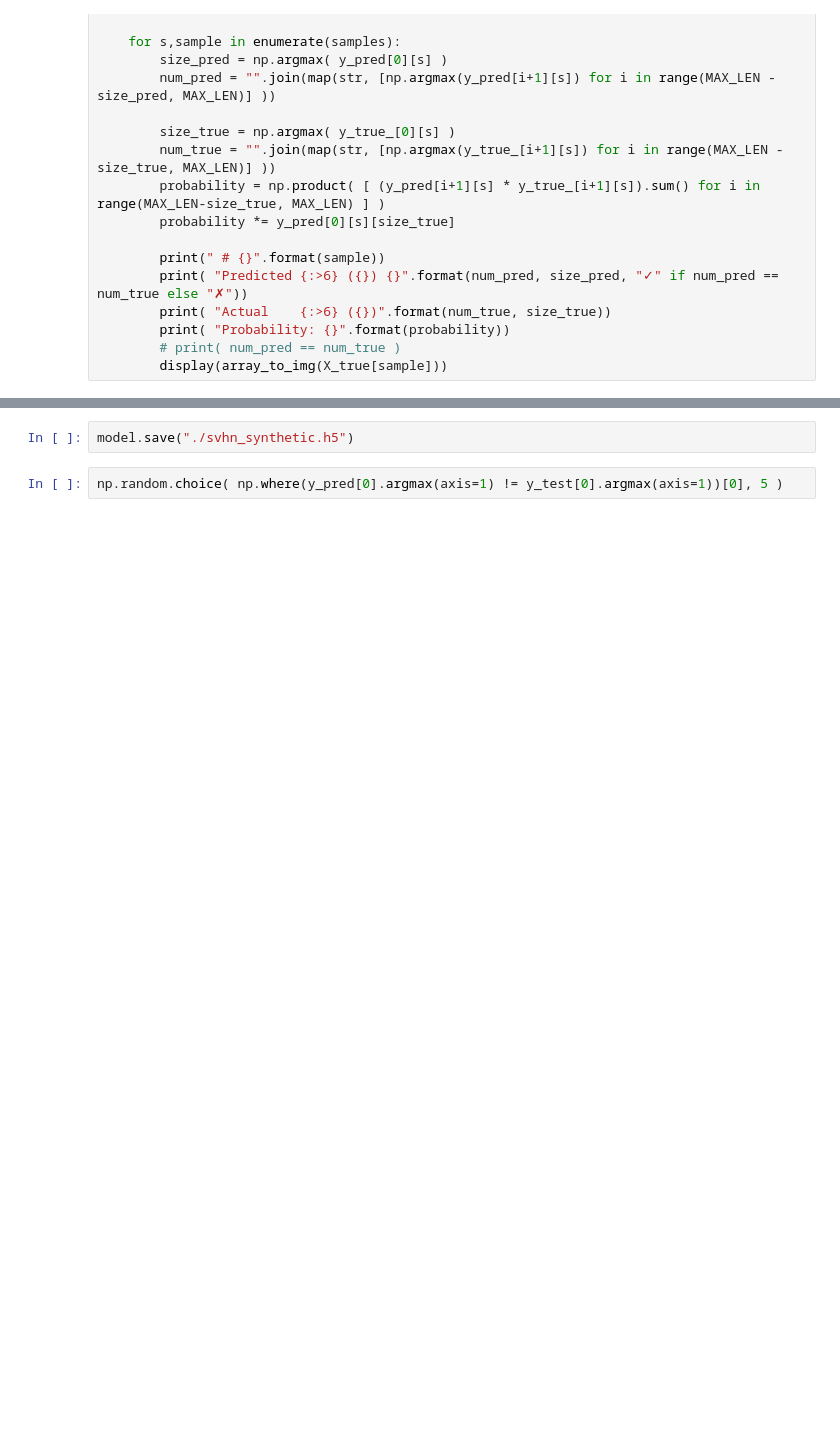
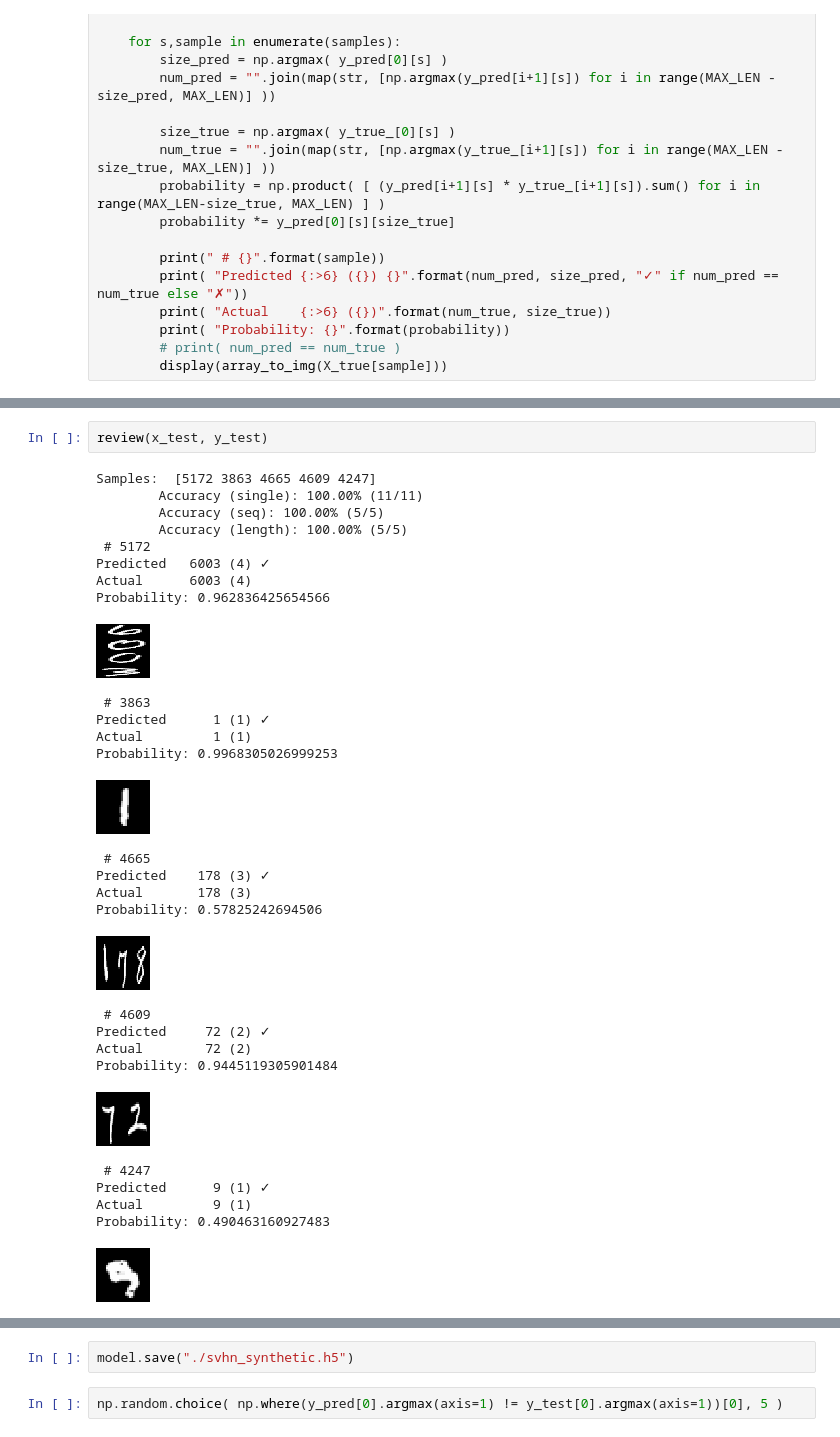
Before and after one commit to sathyz/svhn, a Jupyter notebook: SVHN_Synthetic.ipynb, the cells around one changed output, grey strips where cells are left out. Cells and saved outputs as stored; diff of their text form; blank space fills up the shorter version.

```diff
--- a/SVHN_Synthetic.ipynb
+++ b/SVHN_Synthetic.ipynb
@@ -382,3 +385,35 @@ Probability: 0.0005475982165828983
+# %%
+review(x_test, y_test)
+# %% [output]
+Samples:  [5172 3863 4665 4609 4247]
+        Accuracy (single): 100.00% (11/11)
+        Accuracy (seq): 100.00% (5/5)
+        Accuracy (length): 100.00% (5/5)
+ # 5172
+Predicted   6003 (4) ✓
+Actual      6003 (4)
+Probability: 0.962836425654566
+[figure, added]
+ # 3863
+Predicted      1 (1) ✓
+Actual         1 (1)
+Probability: 0.9968305026999253
+[figure, added]
+ # 4665
+Predicted    178 (3) ✓
+Actual       178 (3)
+Probability: 0.57825242694506
+[figure, added]
+ # 4609
+Predicted     72 (2) ✓
+Actual        72 (2)
+Probability: 0.9445119305901484
+[figure, added]
+ # 4247
+Predicted      9 (1) ✓
+Actual         9 (1)
+Probability: 0.490463160927483
+[figure, added]
 # %%
 y_pred = estimator.predict(x_train)
 performance(y_train, y_pred)
```
Also changed, not shown: parts of 15 cells of this notebook.
